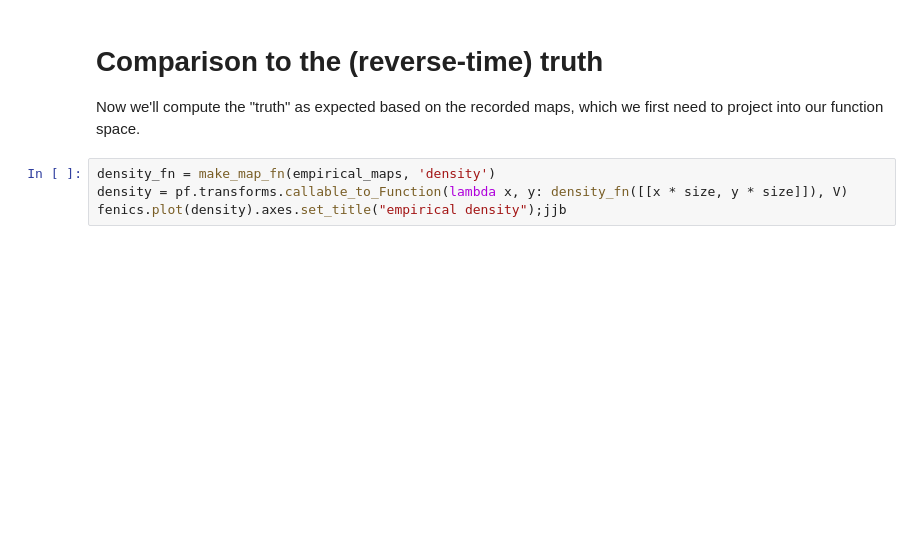
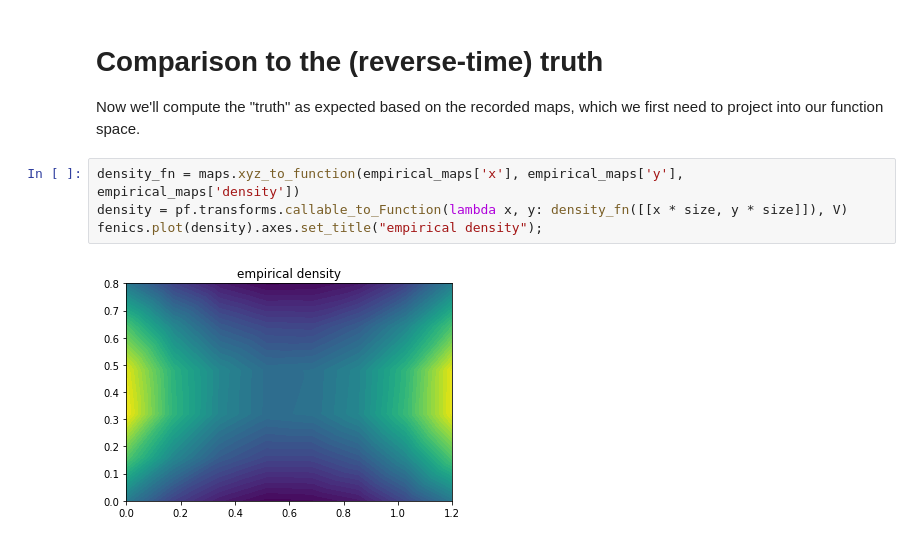
Before and after one commit to kr-colab/product-space-FEM, a Jupyter notebook: simulation/simulation_workflow.ipynb, the cells around one changed output. Saved outputs shown, nothing was run; the diff lists cells and outputs as text; blank space fills up the shorter version.

```diff
--- a/simulation/simulation_workflow.ipynb
+++ b/simulation/simulation_workflow.ipynb
@@ -210,7 +246,9 @@ ax1.quiverkey(Q, 0.9, 0.7, .002, label=f"{.002}", angle=0);
 Now we'll compute the "truth" as expected based on the recorded maps,
 which we first need to project into our function space.
 # %%
-density_fn = make_map_fn(empirical_maps, 'density')
+density_fn = maps.xyz_to_function(empirical_maps['x'], empirical_maps['y'], empirical_maps['density'])
 density = pf.transforms.callable_to_Function(lambda x, y: density_fn([[x * size, y * size]]), V)
-fenics.plot(density).axes.set_title("empirical density");jjb
+fenics.plot(density).axes.set_title("empirical density");
+# %% [output]
+[figure, added]
 # %%
```
Also changed, not shown: parts of 21 cells of this notebook, 4 other files.
